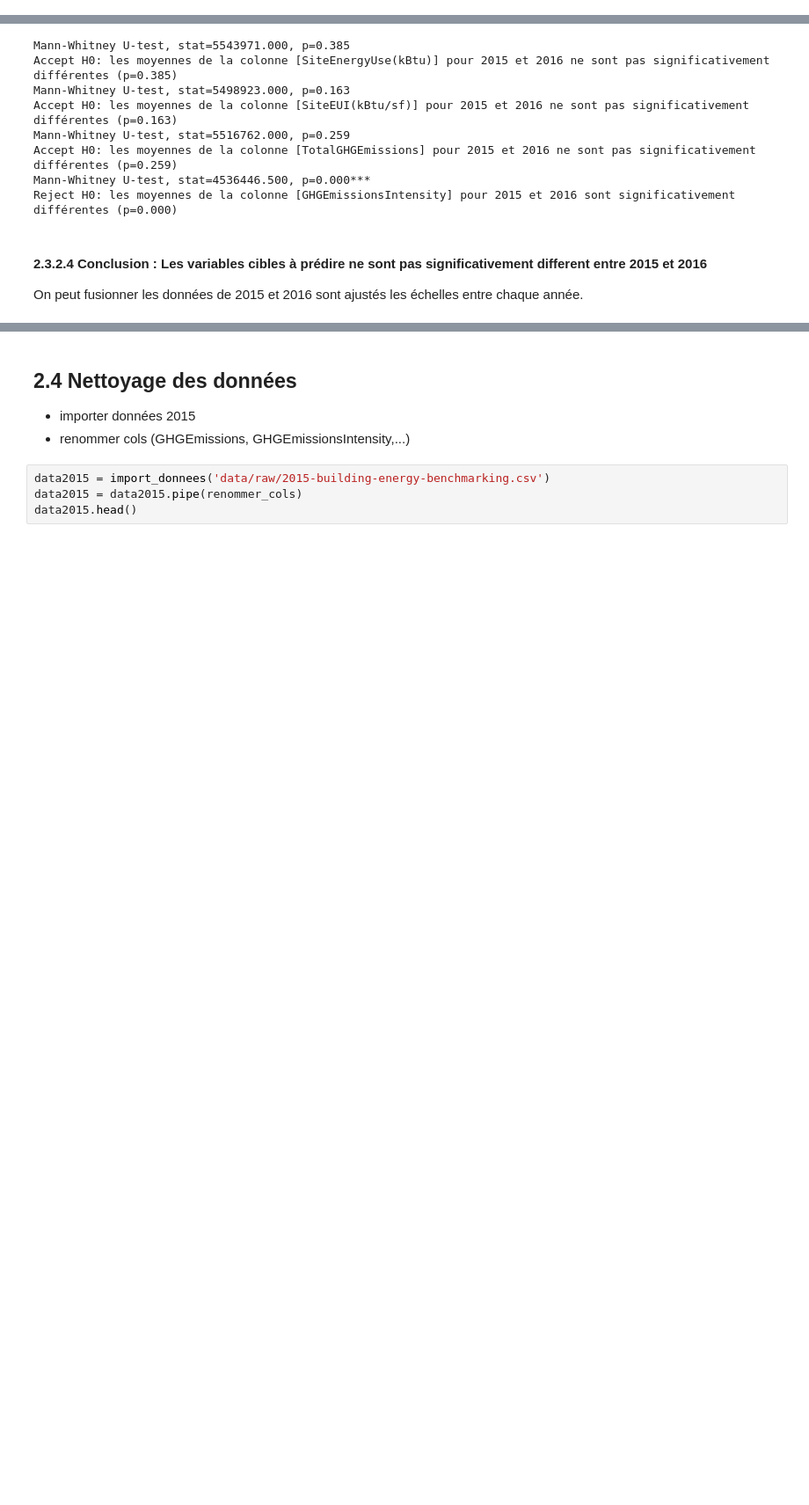
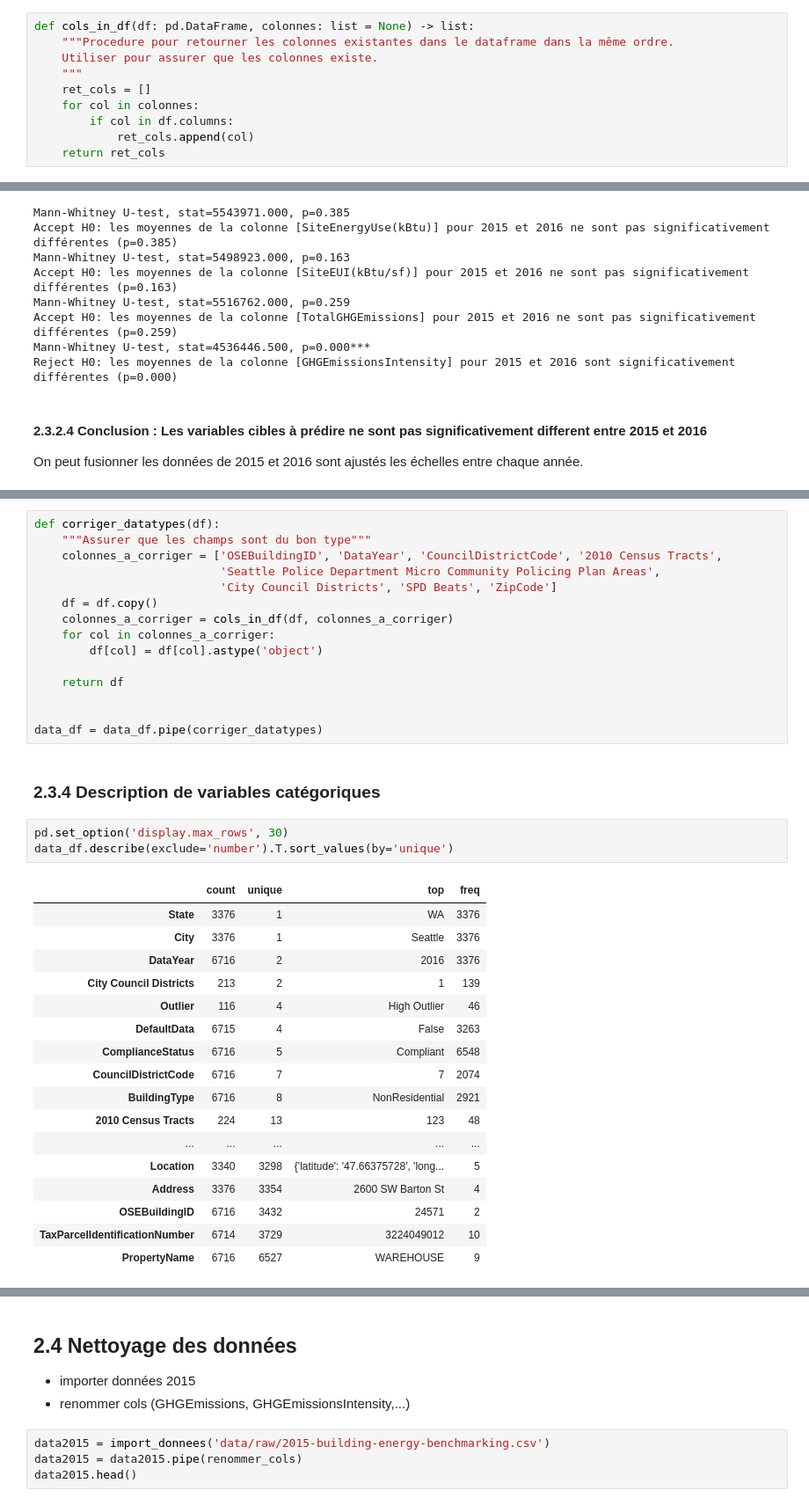
Before and after one commit to mrcreasey/oc-ds-p4-supervised-learning, a Jupyter notebook: Pélec_01_notebook.ipynb, the cells around one changed output, grey strips where cells are left out. Shown: that part at 88% size. Cells and saved outputs as stored; diff of their text form; blank space fills up the shorter version.

Commit message:
correction of datatypes (number codes to object)

```diff
--- a/Pélec_01_notebook.ipynb
+++ b/Pélec_01_notebook.ipynb
@@ -107,3 +111,13 @@ def to_png(fig_name=None):
+# %%
+def cols_in_df(df: pd.DataFrame, colonnes: list = None) -> list:
+    """Procedure pour retourner les colonnes existantes dans le dataframe dans la même ordre.
+    Utiliser pour assurer que les colonnes existe.
+    """
+    ret_cols = []
+    for col in colonnes:
+        if col in df.columns:
+            ret_cols.append(col)
+    return ret_cols
 # %% [markdown]
 ## 1.4 Des routines statistiques
 
@@ -617,0 +657,38 @@ On peut fusionner les données de 2015 et 2016 sont ajustés les échelles entre
+# %%
+def corriger_datatypes(df):
+    """Assurer que les champs sont du bon type"""
+    colonnes_a_corriger = ['OSEBuildingID', 'DataYear', 'CouncilDistrictCode', '2010 Census Tracts',
+                           'Seattle Police Department Micro Community Policing Plan Areas',
+                           'City Council Districts', 'SPD Beats', 'ZipCode']
+    df = df.copy()
+    colonnes_a_corriger = cols_in_df(df, colonnes_a_corriger)
+    for col in colonnes_a_corriger:
+        df[col] = df[col].astype('object')
+
+    return df
+
+
+data_df = data_df.pipe(corriger_datatypes)
+# %% [markdown]
+### 2.3.4 Description de variables catégoriques
+# %%
+pd.set_option('display.max_rows', 30)
+data_df.describe(exclude='number').T.sort_values(by='unique')
+# %% [output]
+|  | count | unique | top | freq |
+| State | 3376 | 1 | WA | 3376 |
+| City | 3376 | 1 | Seattle | 3376 |
+| DataYear | 6716 | 2 | 2016 | 3376 |
+| City Council Districts | 213 | 2 | 1 | 139 |
+| Outlier | 116 | 4 | High Outlier | 46 |
+| DefaultData | 6715 | 4 | False | 3263 |
+| ComplianceStatus | 6716 | 5 | Compliant | 6548 |
+| CouncilDistrictCode | 6716 | 7 | 7 | 2074 |
+| BuildingType | 6716 | 8 | NonResidential | 2921 |
+| 2010 Census Tracts | 224 | 13 | 123 | 48 |
+| ... | ... | ... | ... | ... |
+| Location | 3340 | 3298 | {'latitude': '47.66375728', 'long... | 5 |
+| Address | 3376 | 3354 | 2600 SW Barton St | 4 |
+| OSEBuildingID | 6716 | 3432 | 24571 | 2 |
+| TaxParcelIdentificationNumber | 6714 | 3729 | 3224049012 | 10 |
+| PropertyName | 6716 | 6527 | WAREHOUSE | 9 |
```
Also changed, not shown: parts of 5 cells of this notebook.
